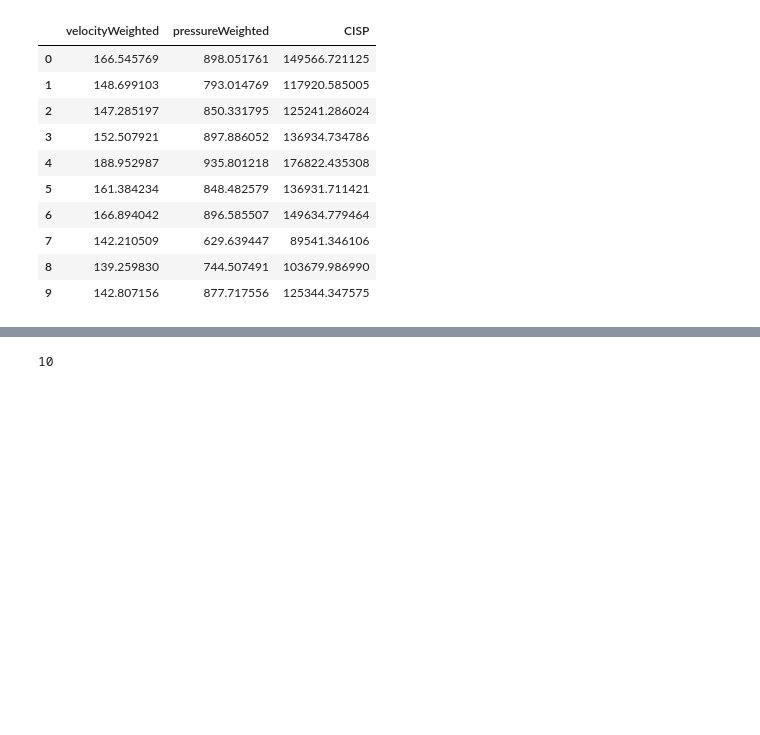
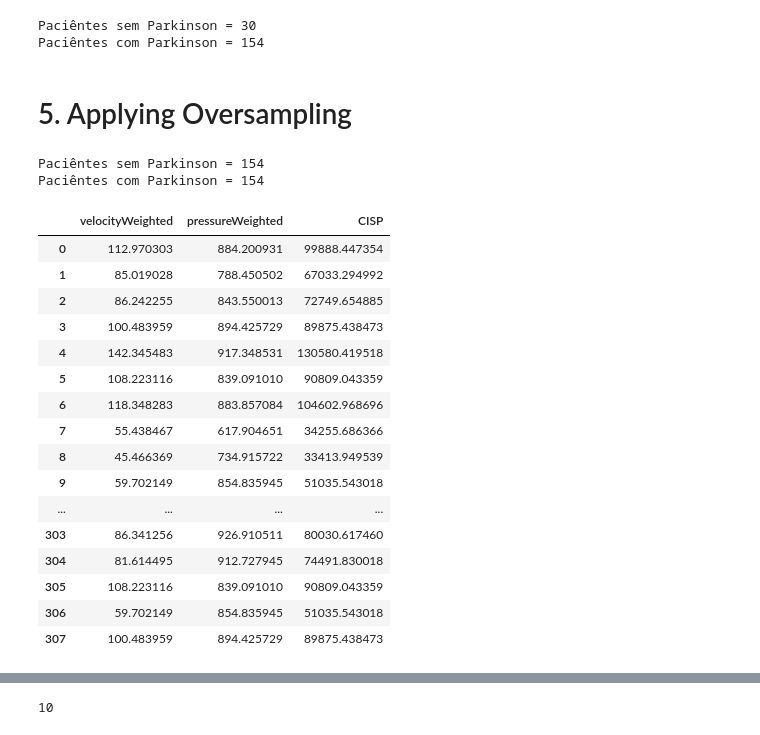
Before and after one commit to cilab-ufersa/parkinson_disease_AI, a Jupyter notebook: main.ipynb, the cells around one changed output, grey strips where cells are left out. Cells and saved outputs as stored; diff of their text form; code cells hidden in the pictures; blank space fills up the shorter version.

```diff
--- a/main.ipynb
+++ b/main.ipynb
@@ -102,9 +114,9 @@ listParkinson_1 = listPeopleArticle(path_parkinson, Fs, 1)
 listControl_2 = listPeopleArticle(path_control, Fs, 2)
 listParkinson_2 = listPeopleArticle(path_parkinson, Fs, 2)
 # %%
-listControl_0, controlDiagnoses_0 = createFeatures(listControl_0, 0, 0)
-listParkinson_0, parkinsonDiagnoses_0 = createFeatures(listParkinson_0, 1, 0)
-listControl_1, controlDiagnoses_1 = createFeatures(listControl_1, 0, 1)
-listParkinson_1, parkinsonDiagnoses_1 = createFeatures(listParkinson_1, 1, 1)
-listControl_2, controlDiagnoses_2 = createFeatures(listControl_2, 0, 2)
-listParkinson_2, parkinsonDiagnoses_2 = createFeatures(listParkinson_2, 1, 2)
+listControl_0, controlDiagnoses_0 = createFeatures(listControl_0, 0)
+listParkinson_0, parkinsonDiagnoses_0 = createFeatures(listParkinson_0, 1)
+listControl_1, controlDiagnoses_1 = createFeatures(listControl_1, 0)
+listParkinson_1, parkinsonDiagnoses_1 = createFeatures(listParkinson_1, 1)
+listControl_2, controlDiagnoses_2 = createFeatures(listControl_2, 0)
+listParkinson_2, parkinsonDiagnoses_2 = createFeatures(listParkinson_2, 1)
@@ -131,17 +145,59 @@ Número de pessoas com Parkinson no total: 165
 # %%
 listPerson = pd.concat([listControl_0, listParkinson_0,listControl_1,listParkinson_1,listControl_2,listParkinson_2])
 listDiagnoses = np.concatenate([controlDiagnoses_0, parkinsonDiagnoses_0,controlDiagnoses_1,parkinsonDiagnoses_1,controlDiagnoses_2, parkinsonDiagnoses_2])
+# %%
+zero = 0
+um = 0
+for i in range(len(listDiagnoses)):
+    if listDiagnoses[i]==0:
+        zero += 1
+    else:
+        um += 1
+
+print(f'Paciêntes sem Parkinson = {zero}')
+print(f"Paciêntes com Parkinson = {um}")
+# %% [output]
+Paciêntes sem Parkinson = 30
+Paciêntes com Parkinson = 154
+# %% [markdown]
+# 5. Applying Oversampling
+# %%
+ros = RandomOverSampler(random_state=0)
+ros.fit(listPerson, listDiagnoses)
+listPerson, listDiagnoses= ros.fit_resample(listPerson, listDiagnoses)
+# %%
+zero = 0
+um = 0
+for i in range(len(listDiagnoses)):
+    if listDiagnoses[i]==0:
+        zero += 1
+    else:
+        um += 1
+
+print(f'Paciêntes sem Parkinson = {zero}')
+print(f"Paciêntes com Parkinson = {um}")
+# %% [output]
+Paciêntes sem Parkinson = 154
+Paciêntes com Parkinson = 154
 # %%
-listPerson.head(10)
+pd.set_option('display.max_rows', None)
-# %% [output]
-|  | velocityWeighted | pressureWeighted | CISP |
-| 0 | 166.545769 | 898.051761 | 149566.721125 |
-| 1 | 148.699103 | 793.014769 | 117920.585005 |
-| 2 | 147.285197 | 850.331795 | 125241.286024 |
-| 3 | 152.507921 | 897.886052 | 136934.734786 |
-| 4 | 188.952987 | 935.801218 | 176822.435308 |
-| 5 | 161.384234 | 848.482579 | 136931.711421 |
-| 6 | 166.894042 | 896.585507 | 149634.779464 |
-| 7 | 142.210509 | 629.639447 | 89541.346106 |
-| 8 | 139.259830 | 744.507491 | 103679.986990 |
-| 9 | 142.807156 | 877.717556 | 125344.347575 |
+# %%
+display(listPerson)
+# %% [output]
+|  | velocityWeighted | pressureWeighted | CISP |
+| 0 | 112.970303 | 884.200931 | 99888.447354 |
+| 1 | 85.019028 | 788.450502 | 67033.294992 |
+| 2 | 86.242255 | 843.550013 | 72749.654885 |
+| 3 | 100.483959 | 894.425729 | 89875.438473 |
+| 4 | 142.345483 | 917.348531 | 130580.419518 |
+| 5 | 108.223116 | 839.091010 | 90809.043359 |
+| 6 | 118.348283 | 883.857084 | 104602.968696 |
+| 7 | 55.438467 | 617.904651 | 34255.686366 |
+| 8 | 45.466369 | 734.915722 | 33413.949539 |
+| 9 | 59.702149 | 854.835945 | 51035.543018 |
+| ... | ... | ... | ... |
+| 303 | 86.341256 | 926.910511 | 80030.617460 |
+| 304 | 81.614495 | 912.727945 | 74491.830018 |
+| 305 | 108.223116 | 839.091010 | 90809.043359 |
+| 306 | 59.702149 | 854.835945 | 51035.543018 |
+| 307 | 100.483959 | 894.425729 | 89875.438473 |
```
Also changed, not shown: parts of 32 cells of this notebook, 2 other files.
